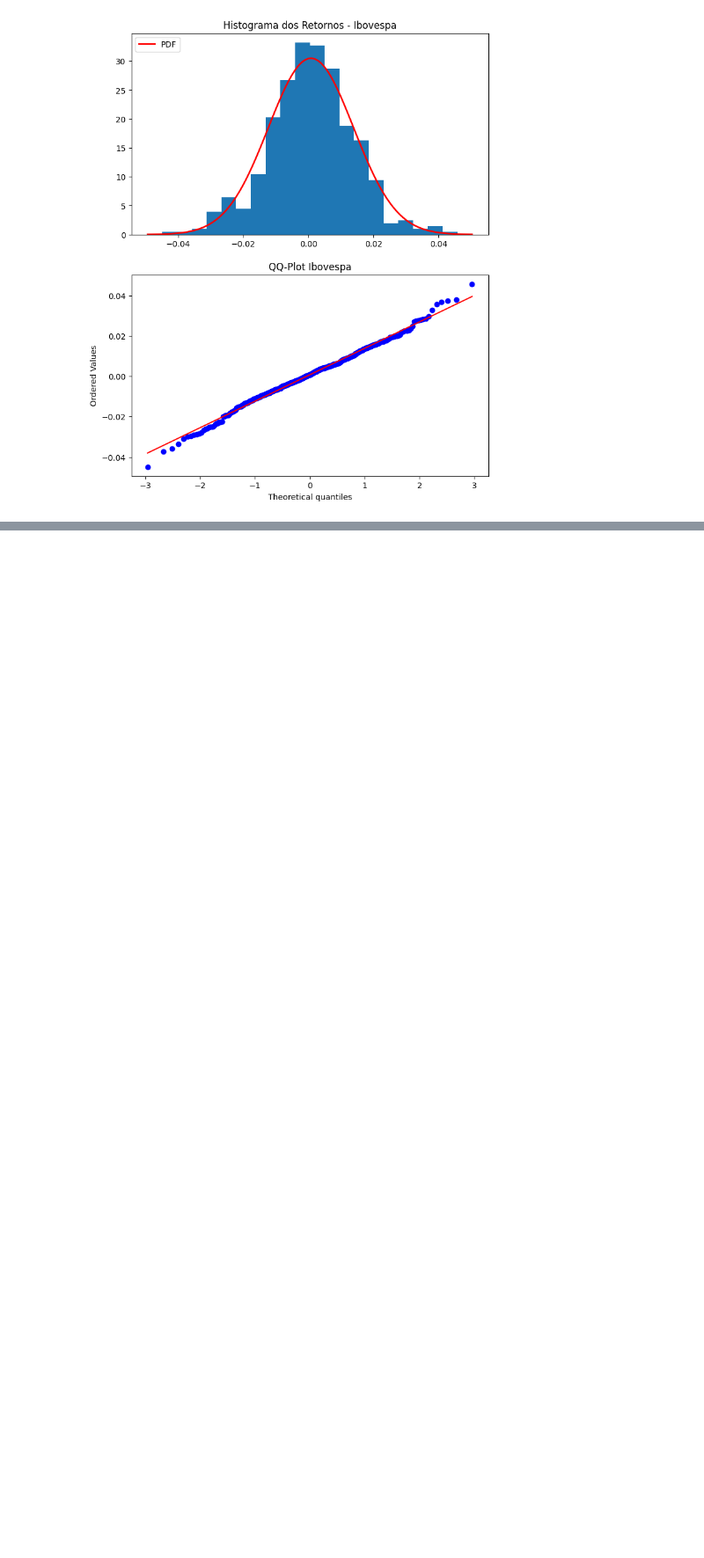
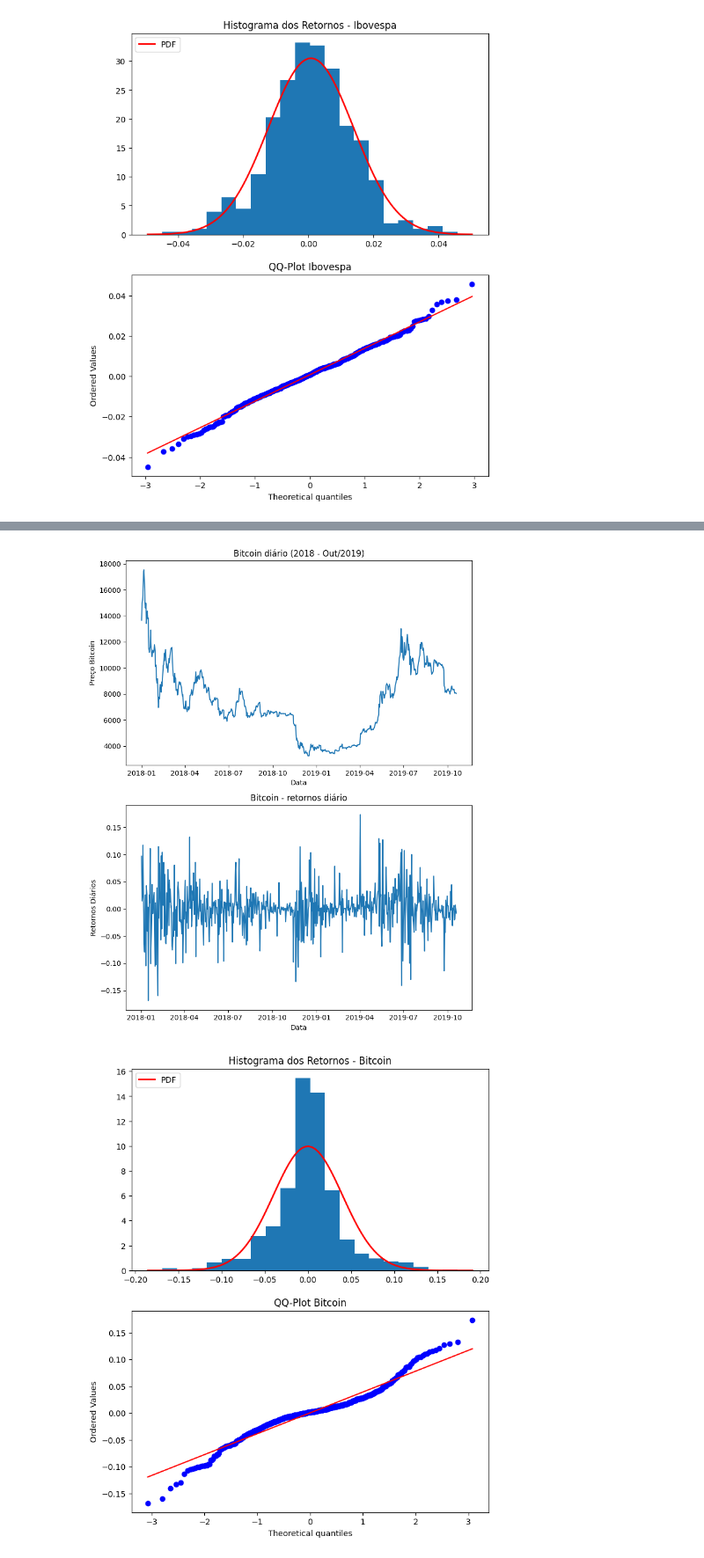
Before and after one commit to eraosso/PMF, a Jupyter notebook: Capitulo-3.ipynb, the cells around one changed output, grey strips where cells are left out. Shown at 88% size. Saved outputs shown, nothing was run; the diff lists cells and outputs as text; code cells hidden in the pictures; blank space fills up the shorter version.

```diff
--- a/Capitulo-3.ipynb
+++ b/Capitulo-3.ipynb
@@ -291,0 +361,8 @@ AttributeError: 'XAxis' object has no attribute 'min'
+# %%
+df = pd.read_excel(chapter_dir / "BitCoin.xlsx", index_col=0, header=None)
+retornos = df.pct_change().dropna()
+
+plota_graficos(df, retornos, "Bitcoin")
+# %% [output]
+[figure, added]
+[figure, added]
```
Also changed, not shown: parts of 17 cells of this notebook, 1 other file.
